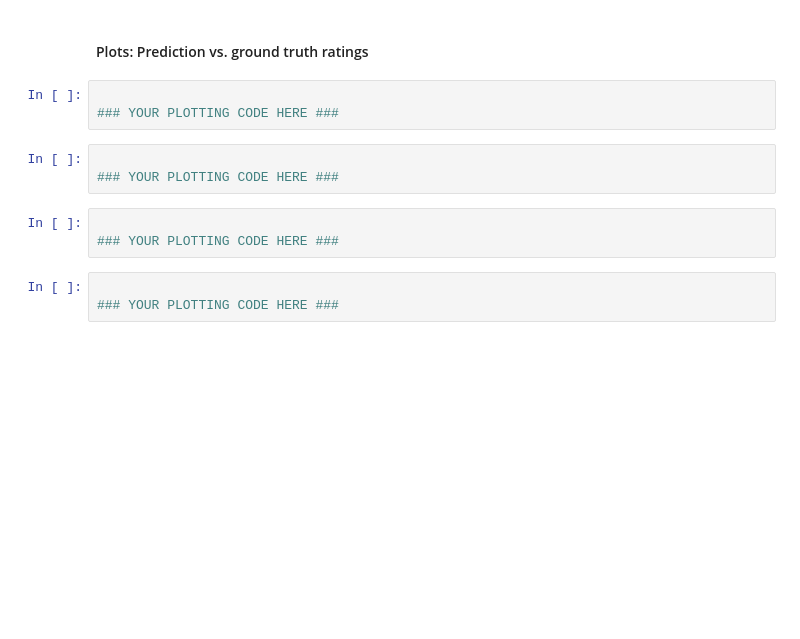
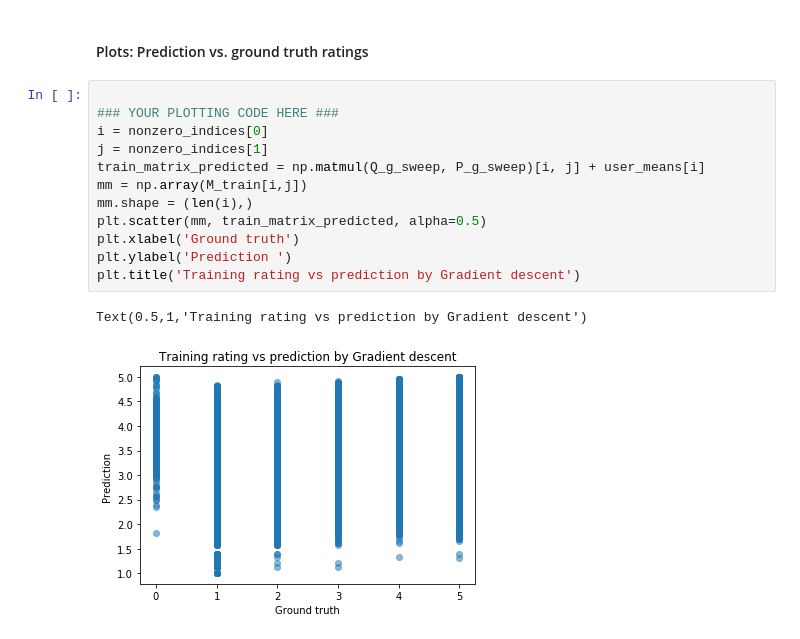
Before and after one commit to karimtemsah/Mining-Massive-datasets, a Jupyter notebook: task_02/task_02_rating_prediction.ipynb, the cells around one changed output. Drawn from its saved outputs; the diff is of its cells as text; blank space fills up the shorter version.

Commit message:
adding scatter plots

```diff
--- a/task_02/task_02_rating_prediction.ipynb
+++ b/task_02/task_02_rating_prediction.ipynb
@@ -971,14 +973,17 @@ Test RMSE of best gradient descent model: 1.110586965699066
 # %% [markdown]
 #### Plots: Prediction vs. ground truth ratings
-# %%
-
-### YOUR PLOTTING CODE HERE ###
-# %%
-
-### YOUR PLOTTING CODE HERE ###
-# %%
-
-### YOUR PLOTTING CODE HERE ###
-# %%
-
-### YOUR PLOTTING CODE HERE ###
+# %%
+
+### YOUR PLOTTING CODE HERE ###
+i = nonzero_indices[0]
+j = nonzero_indices[1]
+train_matrix_predicted = np.matmul(Q_g_sweep, P_g_sweep)[i, j] + user_means[i]
+mm = np.array(M_train[i,j])
+mm.shape = (len(i),)
+plt.scatter(mm, train_matrix_predicted, alpha=0.5)
+plt.xlabel('Ground truth')
+plt.ylabel('Prediction ')
+plt.title('Training rating vs prediction by Gradient descent')
+# %% [output]
+Text(0.5,1,'Training rating vs prediction by Gradient descent')
+[figure, added]
```
Also changed, not shown: parts of 5 cells of this notebook.
